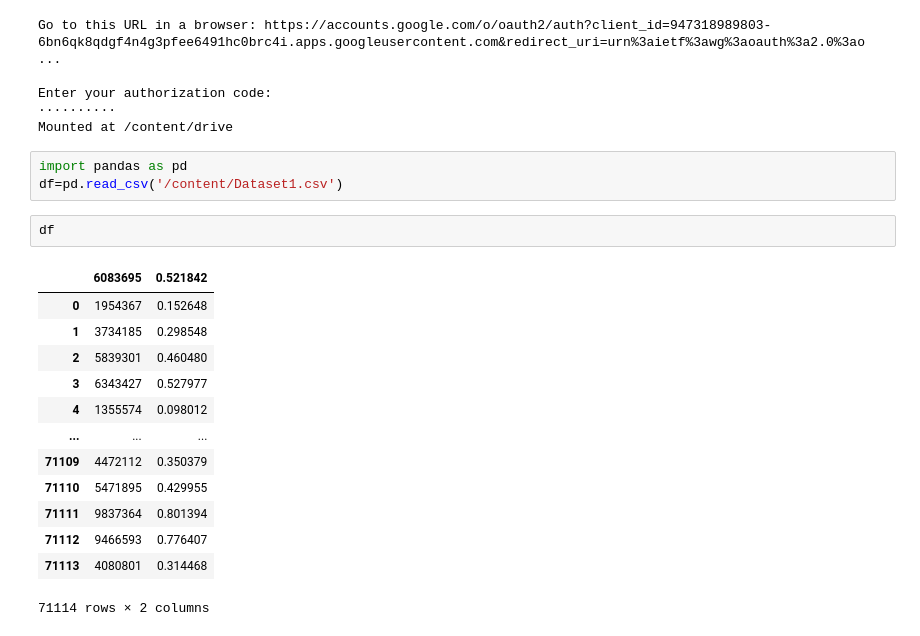
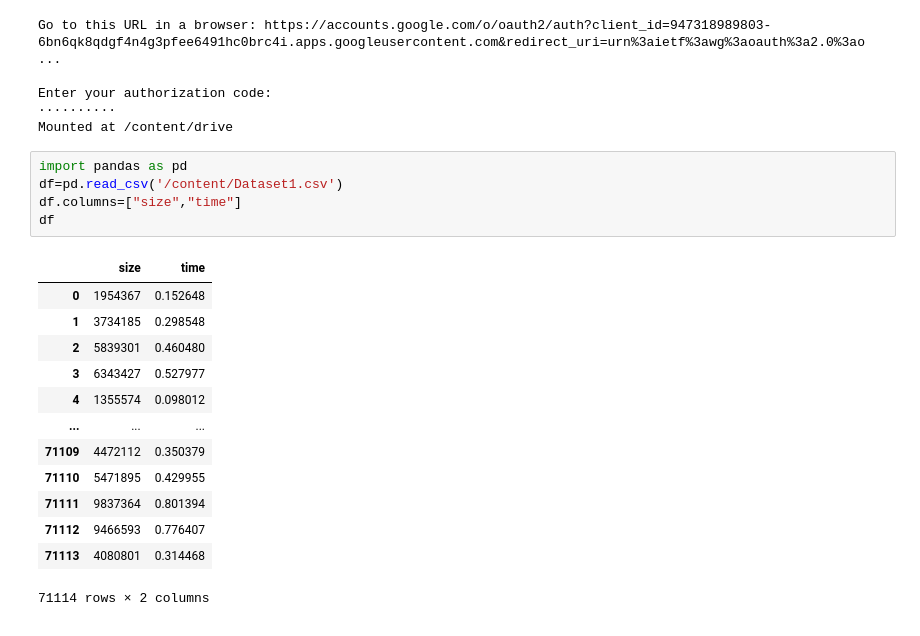
Before and after one commit to darkzlove12/CS114.K21, a Jupyter notebook: SKlecom_linear.ipynb, the cells around one changed output. Drawn from its saved outputs; the diff is of its cells as text.

```diff
--- a/SKlecom_linear.ipynb
+++ b/SKlecom_linear.ipynb
@@ -59,19 +62,19 @@ Mounted at /content/drive
 # %%
 import pandas as pd
 df=pd.read_csv('/content/Dataset1.csv')
+df.columns=["size","time"]
+df
+# %% [output]
+|  | size | time |
+| 0 | 1954367 | 0.152648 |
+| 1 | 3734185 | 0.298548 |
+| 2 | 5839301 | 0.460480 |
+| 3 | 6343427 | 0.527977 |
+| 4 | 1355574 | 0.098012 |
+| ... | ... | ... |
+| 71109 | 4472112 | 0.350379 |
+| 71110 | 5471895 | 0.429955 |
+| 71111 | 9837364 | 0.801394 |
+| 71112 | 9466593 | 0.776407 |
+| 71113 | 4080801 | 0.314468 |
+71114 rows × 2 columns
-# %%
-df
-# %% [output]
-|  | 6083695 | 0.521842 |
-| 0 | 1954367 | 0.152648 |
-| 1 | 3734185 | 0.298548 |
-| 2 | 5839301 | 0.460480 |
-| 3 | 6343427 | 0.527977 |
-| 4 | 1355574 | 0.098012 |
-| ... | ... | ... |
-| 71109 | 4472112 | 0.350379 |
-| 71110 | 5471895 | 0.429955 |
-| 71111 | 9837364 | 0.801394 |
-| 71112 | 9466593 | 0.776407 |
-| 71113 | 4080801 | 0.314468 |
-71114 rows × 2 columns
```
Also changed, not shown: parts of 9 cells of this notebook.
